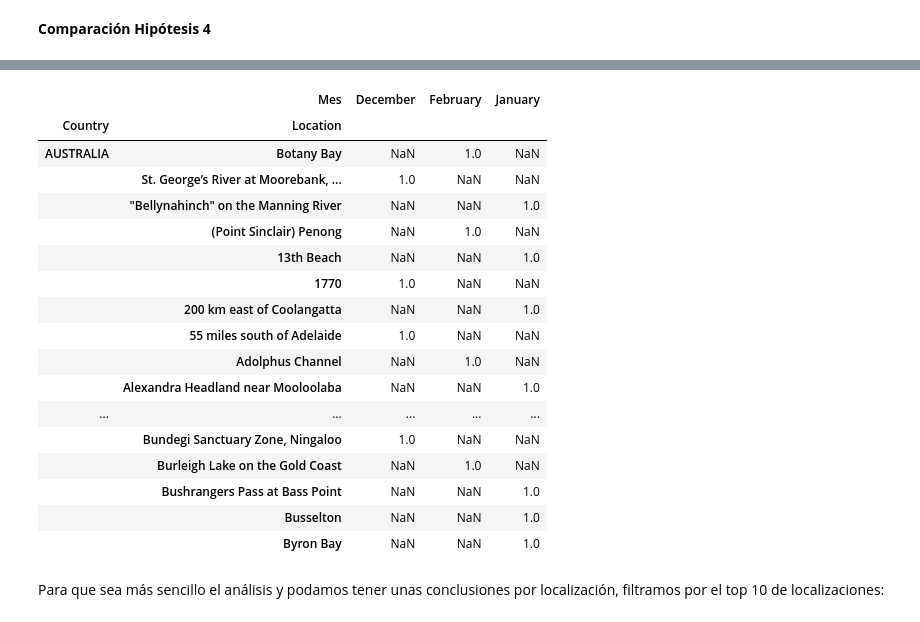
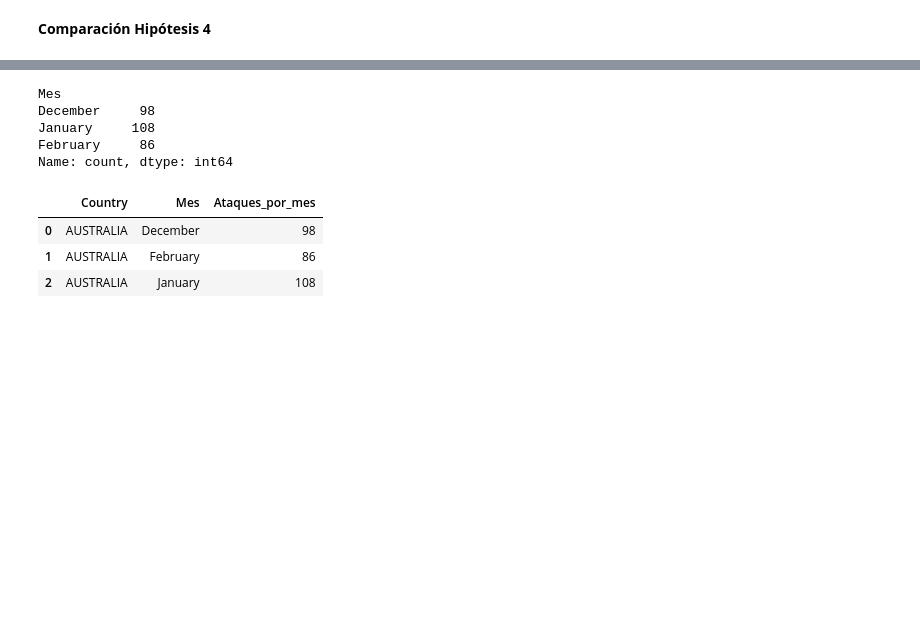
Before and after one commit to julio-bp/SEMANA2_SHARK, a Jupyter notebook: proyecto-shark.ipynb, the cells around one changed output, grey strips where cells are left out. Cells and saved outputs as stored; diff of their text form; code cells hidden in the pictures; blank space fills up the shorter version.

```diff
--- a/proyecto-shark.ipynb
+++ b/proyecto-shark.ipynb
@@ -1322,6 +1333,5 @@ Ahora añadimos la columna "Location" a la comparación y análisis.
 # %%
 df_analisisH4 = df[
     (df["Country"] == "AUSTRALIA") &
-    (df["Mes"].isin(["December", "January", "February"])) &
-    (df["Location"].notna())
+    (df["Mes"].isin(["December", "January", "February"]))
 ]
@@ -1355,23 +1338,25 @@ tabla_H4 = pd.pivot_table(
+# %%
+ataques_por_mes = ataques_por_mes.loc[
+    ["December", "January", "February"]
+]
+ataques_por_mes
+# %% [output]
+Mes
+December     98
+January     108
+February     86
+Name: count, dtype: int64
+# %%
+tabla_H4 = (
+    df_analisisH4
+    .groupby(["Country", "Mes"])
+    .size()
+    .reset_index(name="Ataques_por_mes")
+)
 # %%
-tabla_H4.head(50)
+tabla_H4
 # %% [output]
-|  | Mes | December | February | January |
-| Country | Location |  |  |  |
-| AUSTRALIA | Botany Bay | NaN | 1.0 | NaN |
-|  | St. George’s River at Moorebank, ... | 1.0 | NaN | NaN |
-|  | "Bellynahinch" on the Manning River | NaN | NaN | 1.0 |
-|  | (Point Sinclair) Penong | NaN | 1.0 | NaN |
-|  | 13th Beach | NaN | NaN | 1.0 |
-|  | 1770 | 1.0 | NaN | NaN |
-|  | 200 km east of Coolangatta | NaN | NaN | 1.0 |
-|  | 55 miles south of Adelaide | 1.0 | NaN | NaN |
-|  | Adolphus Channel | NaN | 1.0 | NaN |
-|  | Alexandra Headland near Mooloolaba | NaN | NaN | 1.0 |
-| ... | ... | ... | ... | ... |
-|  | Bundegi Sanctuary Zone, Ningaloo | 1.0 | NaN | NaN |
-|  | Burleigh Lake on the Gold Coast | NaN | 1.0 | NaN |
-|  | Bushrangers Pass at Bass Point | NaN | NaN | 1.0 |
-|  | Busselton | NaN | NaN | 1.0 |
-|  | Byron Bay | NaN | NaN | 1.0 |
+|  | Country | Mes | Ataques_por_mes |
+| 0 | AUSTRALIA | December | 98 |
+| 1 | AUSTRALIA | February | 86 |
+| 2 | AUSTRALIA | January | 108 |
-# %% [markdown]
-Para que sea más sencillo el análisis y podamos tener unas conclusiones por localización, filtramos por el top 10 de localizaciones:
```
Also changed, not shown: parts of 11 cells of this notebook.
